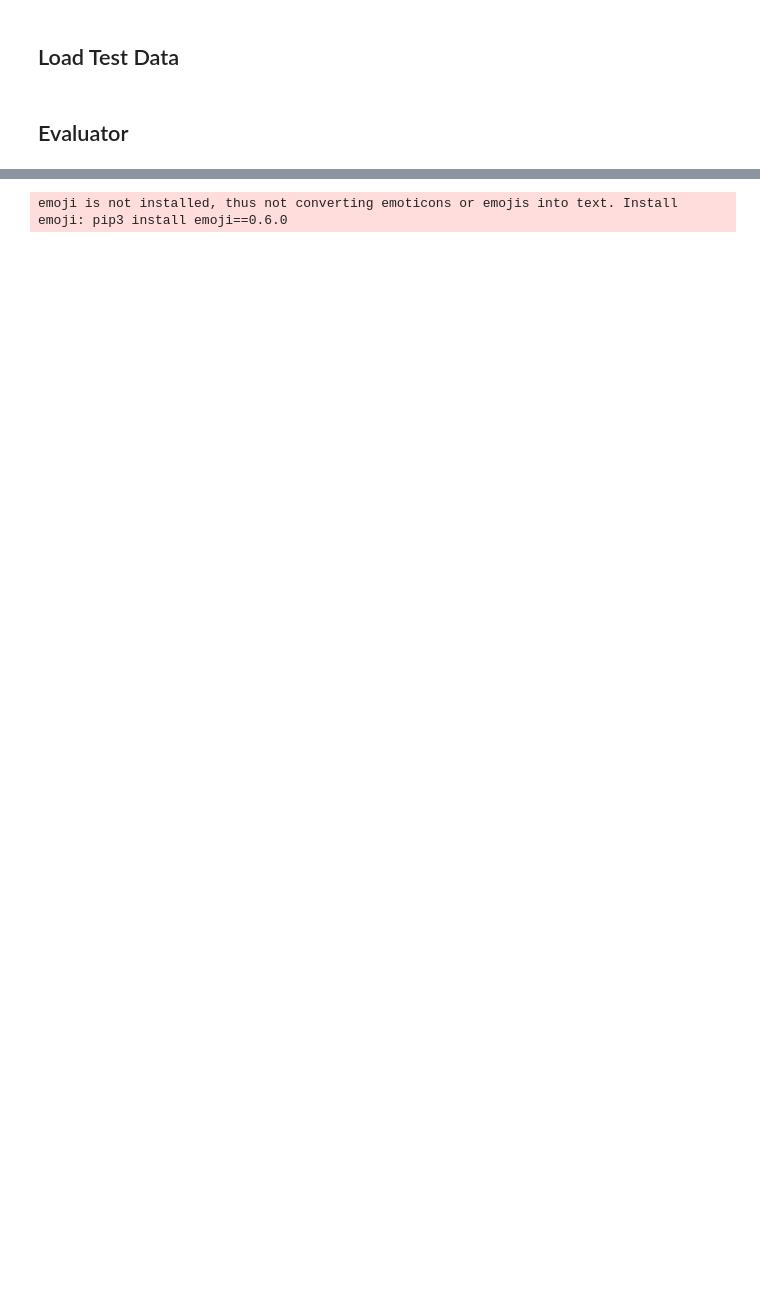
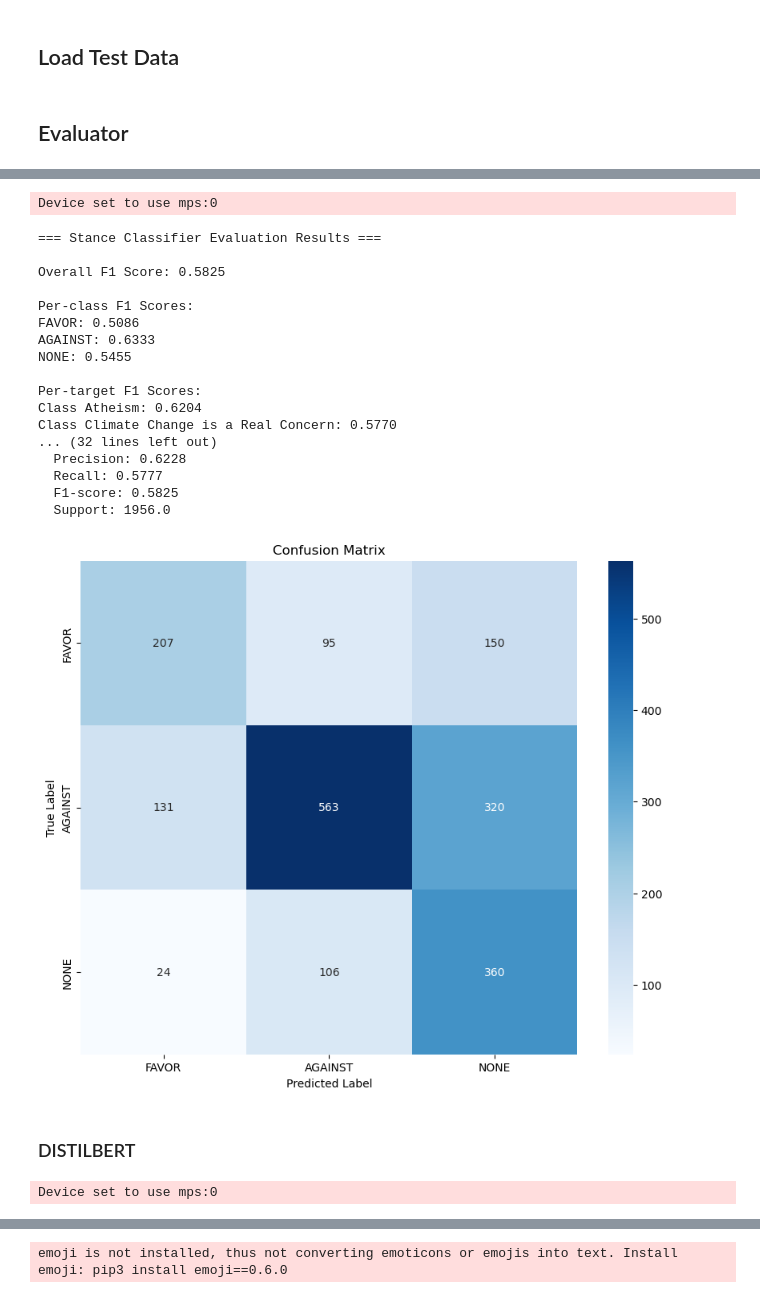
Before and after one commit to bitrao/BERT-tweet-stance-classification, a Jupyter notebook: tweet_stance_classifier_evaluate.ipynb, the cells around one changed output, grey strips where cells are left out. Saved outputs shown, nothing was run; the diff lists cells and outputs as text; code cells hidden in the pictures; blank space fills up the shorter version.

```diff
--- a/tweet_stance_classifier_evaluate.ipynb
+++ b/tweet_stance_classifier_evaluate.ipynb
@@ -28,0 +123,36 @@ evaluator = StanceClassifierEvaluator(class_labels=['FAVOR', 'AGAINST', 'NONE'])
+# %%
+bert_clf = StanceClassifier.load_model('stance_model/bert-base-uncased')
+# %%
+y_preds = pd.DataFrame(bert_clf.predict(test_df.Tweet, y_target)).label.str.split("_").str[1].astype(int)
+# %% [output]
+Device set to use mps:0
+# %%
+# Get all evaluation metrics
+metrics = evaluator.evaluate(y_test, y_preds, y_target)
+
+# Print detailed metrics
+evaluator.print_metrics(metrics)
+
+# Plot confusion matrix
+evaluator.plot_confusion_matrix(metrics['confusion_matrix'])
+# %% [output]
+=== Stance Classifier Evaluation Results ===
+
+Overall F1 Score: 0.5825
+
+Per-class F1 Scores:
+FAVOR: 0.5086
+AGAINST: 0.6333
+NONE: 0.5455
+
+Per-target F1 Scores:
+Class Atheism: 0.6204
+Class Climate Change is a Real Concern: 0.5770
+... (32 lines left out)
+  Precision: 0.6228
+  Recall: 0.5777
+  F1-score: 0.5825
+  Support: 1956.0
+[figure, added]
+# %% [markdown]
+### DISTILBERT
@@ -28,0 +161,4 @@ evaluator = StanceClassifierEvaluator(class_labels=['FAVOR', 'AGAINST', 'NONE'])
+# %%
+y_preds = pd.DataFrame(distilbert_clf.predict(test_df.Tweet, y_target)).label.str.split("_").str[1].astype(int)
+# %% [output]
+Device set to use mps:0
```
Also changed, not shown: parts of 32 cells of this notebook, 5 other files.
